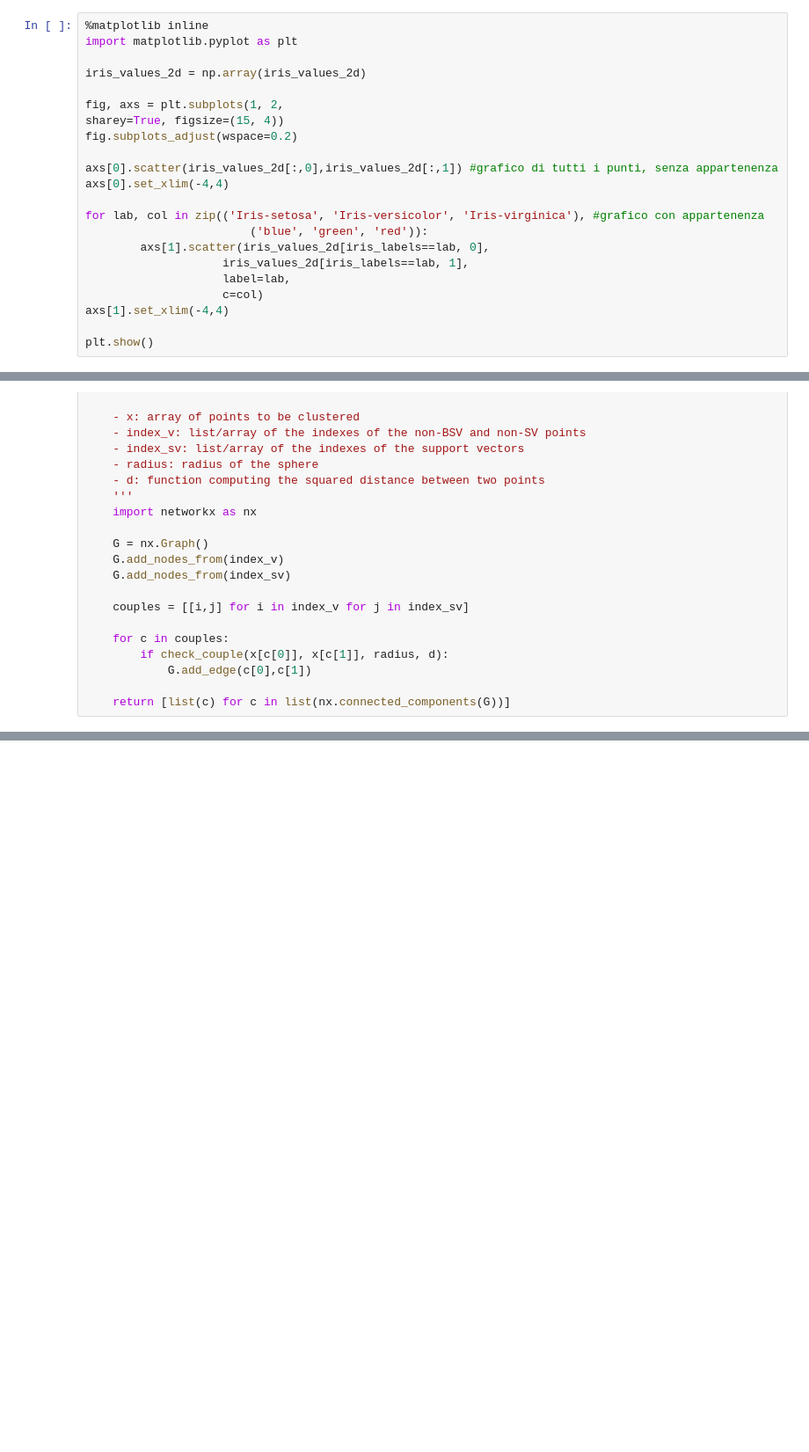
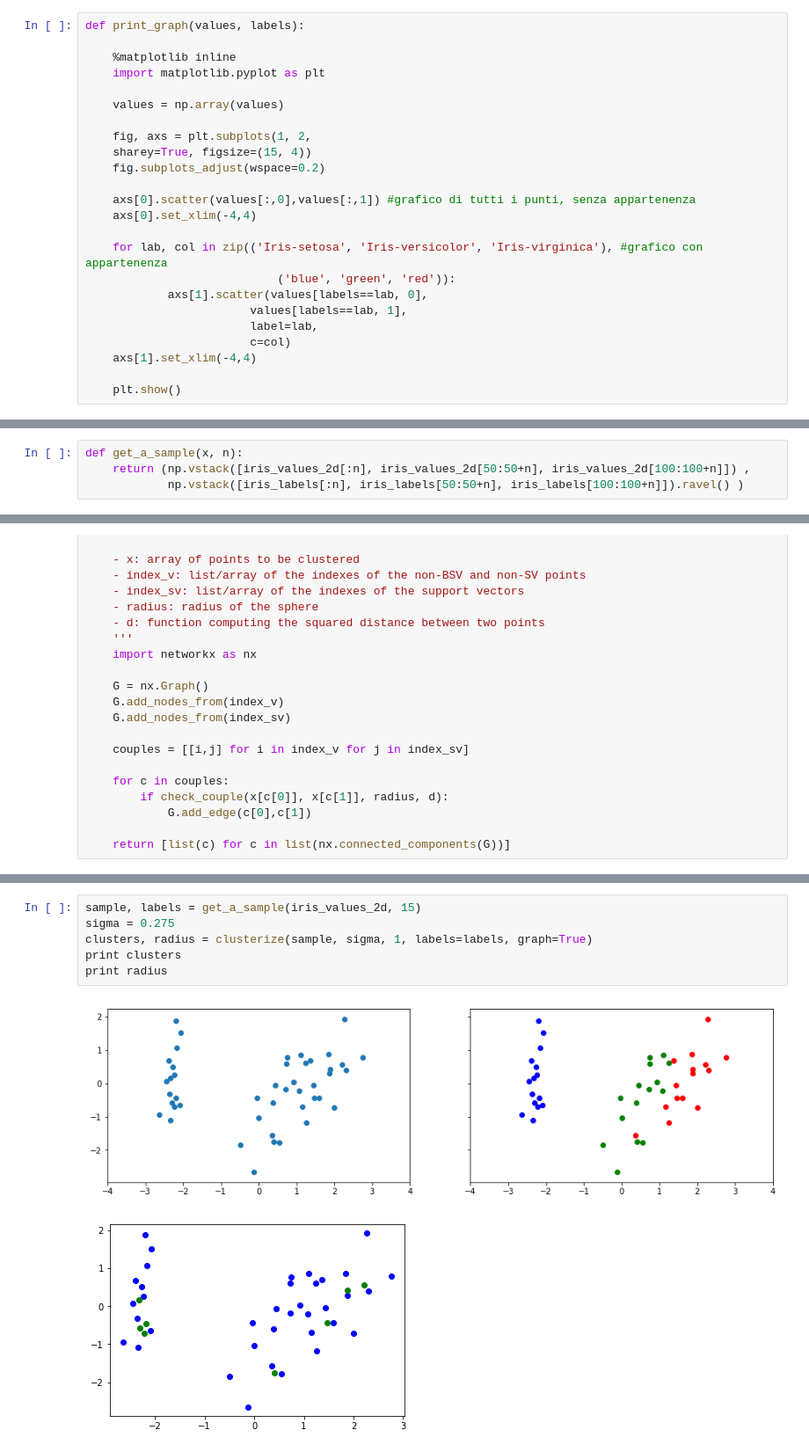
Before and after one commit to lucacrm/fuzzysets, a Jupyter notebook: support-vector-clustering-iris.ipynb, the cells around one changed output, grey strips where cells are left out. Shown: that part at 88% size. Drawn from its saved outputs; the diff is of its cells as text; blank space fills up the shorter version.

```diff
--- a/support-vector-clustering-iris.ipynb
+++ b/support-vector-clustering-iris.ipynb
@@ -38,22 +36,24 @@ iris_values_4d = pca_4d.fit_transform(iris_values_std)
 # %%
-%matplotlib inline
-import matplotlib.pyplot as plt
+def print_graph(values, labels):
 
-iris_values_2d = np.array(iris_values_2d)
+    %matplotlib inline
+    import matplotlib.pyplot as plt
 
-fig, axs = plt.subplots(1, 2,
-sharey=True, figsize=(15, 4))
-fig.subplots_adjust(wspace=0.2)
+    values = np.array(values)
 
-axs[0].scatter(iris_values_2d[:,0],iris_values_2d[:,1]) #grafico di tutti i punti, senza appartenenza
-axs[0].set_xlim(-4,4)
+    fig, axs = plt.subplots(1, 2,
+    sharey=True, figsize=(15, 4))
+    fig.subplots_adjust(wspace=0.2)
 
-for lab, col in zip(('Iris-setosa', 'Iris-versicolor', 'Iris-virginica'), #grafico con appartenenza
-                        ('blue', 'green', 'red')):
-        axs[1].scatter(iris_values_2d[iris_labels==lab, 0],
-                    iris_values_2d[iris_labels==lab, 1],
-                    label=lab,
-                    c=col)
-axs[1].set_xlim(-4,4)
+    axs[0].scatter(values[:,0],values[:,1]) #grafico di tutti i punti, senza appartenenza
+    axs[0].set_xlim(-4,4)
 
-plt.show()
+    for lab, col in zip(('Iris-setosa', 'Iris-versicolor', 'Iris-virginica'), #grafico con appartenenza
+                            ('blue', 'green', 'red')):
+            axs[1].scatter(values[labels==lab, 0],
+                        values[labels==lab, 1],
+                        label=lab,
+                        c=col)
+    axs[1].set_xlim(-4,4)
+
+    plt.show()
@@ -62,3 +60,7 @@ plt.show()
+# %%
+def get_a_sample(x, n):
+    return (np.vstack([iris_values_2d[:n], iris_values_2d[50:50+n], iris_values_2d[100:100+n]]) ,
+            np.vstack([iris_labels[:n], iris_labels[50:50+n], iris_labels[100:100+n]]).ravel() )
 # %%
 def chop(x, minimum, maximum, tolerance=1e-4):
     '''Chops a number when it is sufficiently close to the extreme of
@@ -386,0 +320,9 @@ build_clusters(iris_values_2d, index_v, index_sv, radius, d)
+# %%
+sample, labels = get_a_sample(iris_values_2d, 15)
+sigma = 0.275
+clusters, radius = clusterize(sample, sigma, 1, labels=labels, graph=True)
+print clusters
+print radius
+# %% [output]
+[figure, added]
+[figure, added]
```
Also changed, not shown: parts of 28 cells of this notebook.
